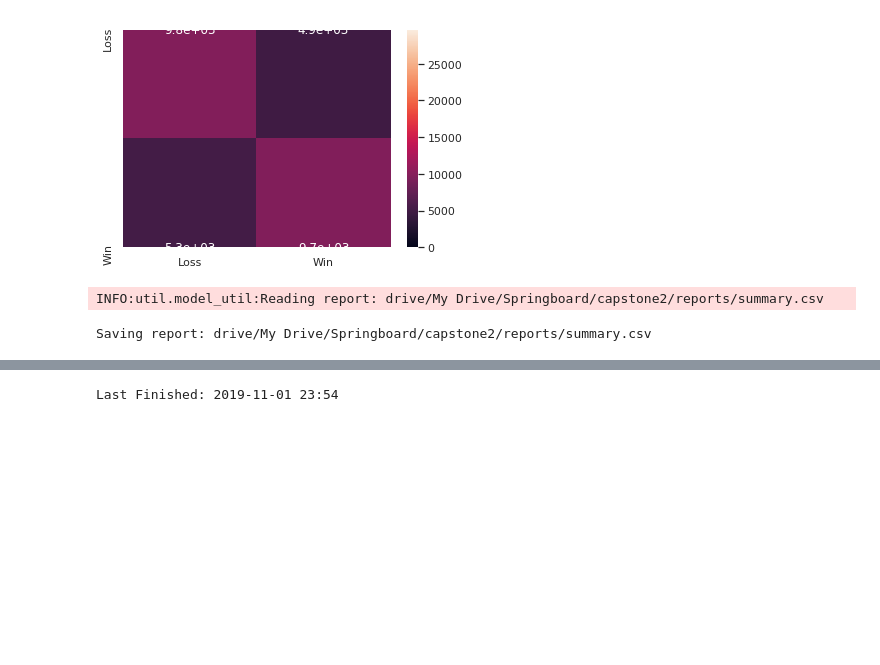
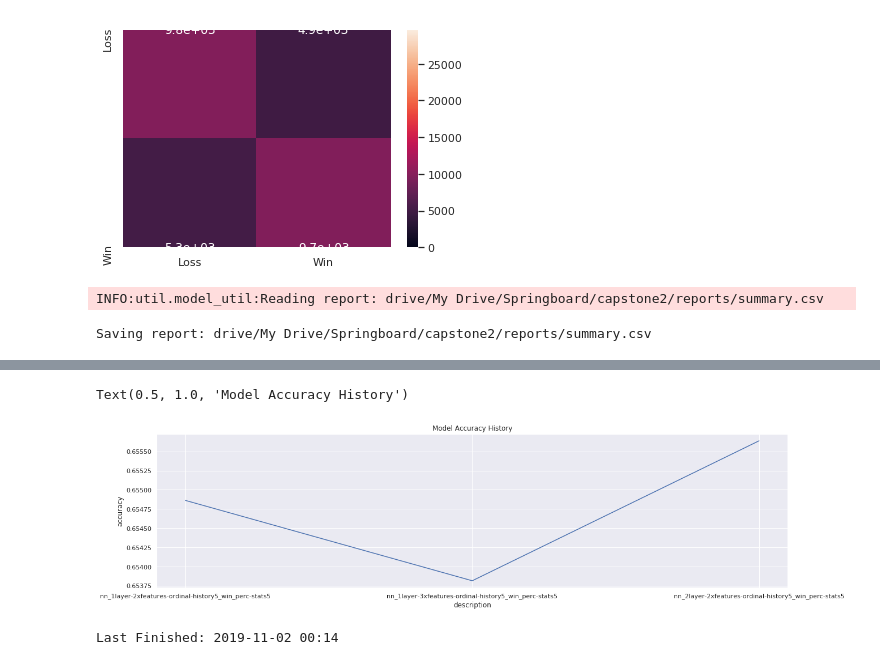
Before and after one commit to sv650s/atp-tennis-predictions, a Jupyter notebook: notebooks/5.1.0-classification-2layer_nn-2xfeatures-ordinal-history5_win_perc-stats5.ipynb, the cells around one changed output, grey strips where cells are left out. Saved outputs shown, nothing was run; the diff lists cells and outputs as text; code cells hidden in the pictures; blank space fills up the shorter version.

Commit message:
Added plot to compare accuracy for different architectures

```diff
--- a/notebooks/5.1.0-classification-2layer_nn-2xfeatures-ordinal-history5_win_perc-stats5.ipynb
+++ b/notebooks/5.1.0-classification-2layer_nn-2xfeatures-ordinal-history5_win_perc-stats5.ipynb
@@ -367,0 +369,3 @@ Saving report: drive/My Drive/Springboard/capstone2/reports/summary.csv
+# %%
+report = pd.read_csv(mu.ModelWrapper.REPORT_FILE)
+report
@@ -368,4 +377,11 @@ Saving report: drive/My Drive/Springboard/capstone2/reports/summary.csv
+# %%
+f, a = plt.subplots(1, 1, figsize=(20, 5))
+sns.lineplot(data=report, x="description", y="accuracy", sort=False)
+plt.title("Model Accuracy History")
+# %% [output]
+Text(0.5, 1.0, 'Model Accuracy History')
+[figure, added]
 # %%
 print(f'Last Finished: {datetime.now().strftime("%Y-%m-%d %H:%M")}')
 # %% [output]
-Last Finished: 2019-11-01 23:54
+Last Finished: 2019-11-02 00:14
```
Also changed, not shown: parts of 3 cells of this notebook.
